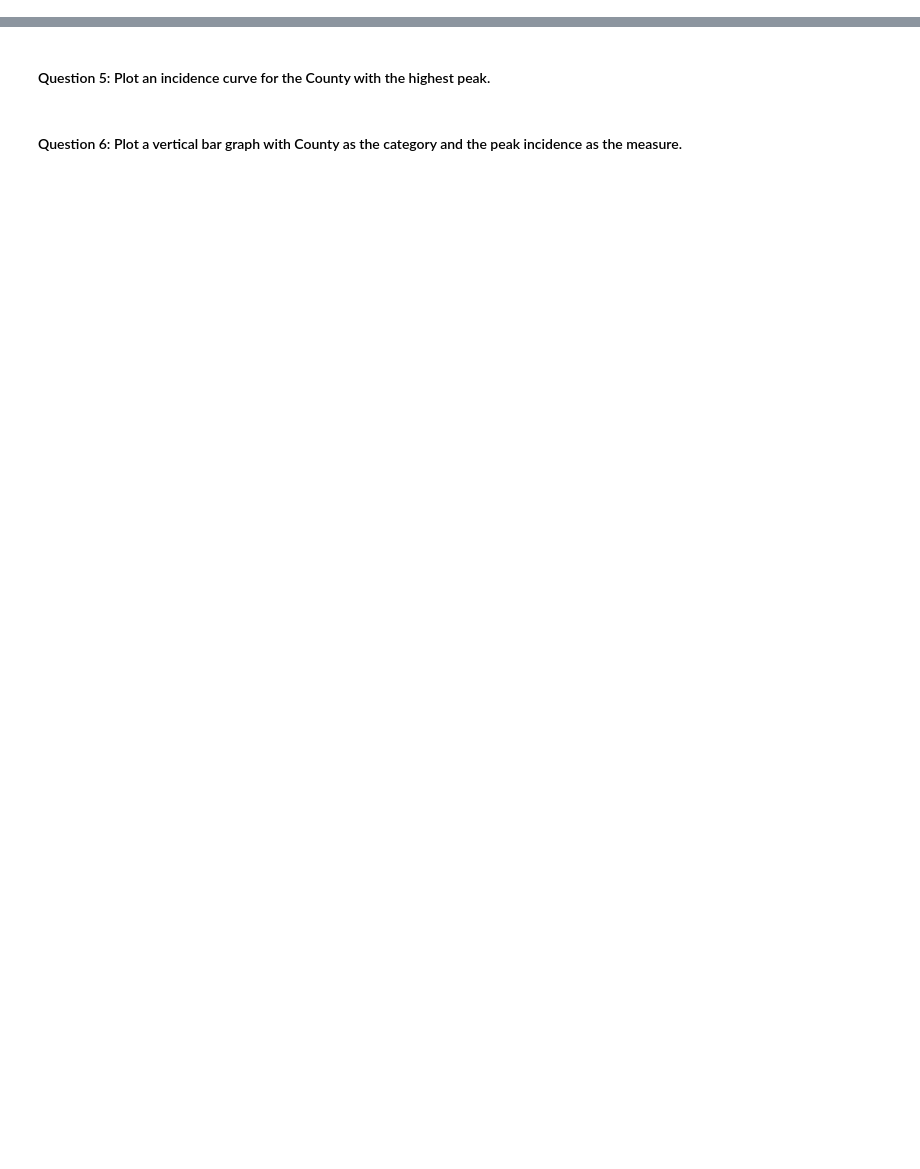
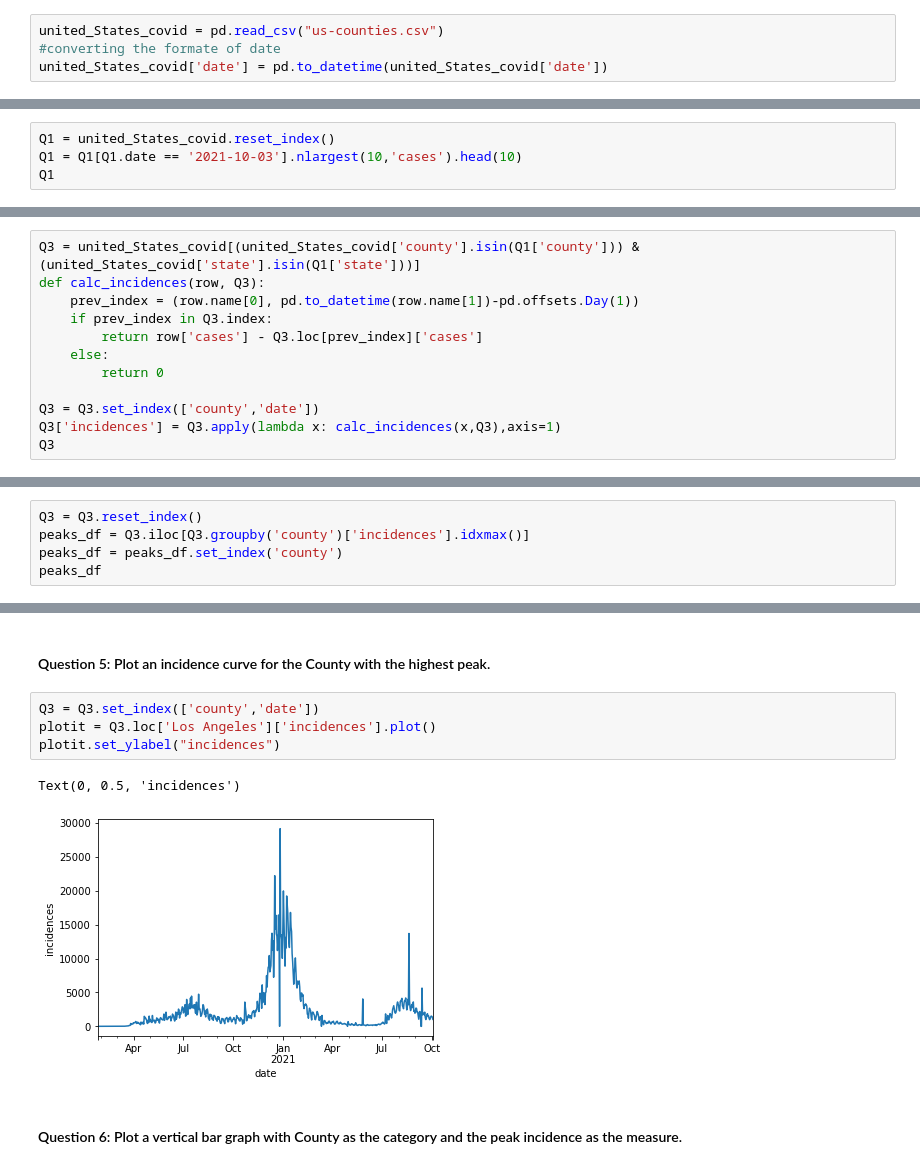
Before and after one commit to CMU-MS-DAS-Modern-Programming-Mini/ClassAssignmentNo4, a Jupyter notebook: US County Data - pandas.ipynb, the cells around one changed output, grey strips where cells are left out. Cells and saved outputs as stored; diff of their text form; blank space fills up the shorter version.

```diff
--- a/US County Data - pandas.ipynb
+++ b/US County Data - pandas.ipynb
@@ -16,5 +19,13 @@ fips   - The fips code of the county (the first two digits represent the state,
 cases  - The cumulative number of cases at the date in the county
 
 deaths - The cumulative number of deaths in at the date in the county
+# %%
+united_States_covid = pd.read_csv("us-counties.csv")
+#converting the formate of date
+united_States_covid['date'] = pd.to_datetime(united_States_covid['date'])
 # %% [markdown]
 #### Question 1: Produce a DataFrame that contains only the data for the top 10 Counties by total number of cases
+# %%
+Q1 = united_States_covid.reset_index()
+Q1 = Q1[Q1.date == '2021-10-03'].nlargest(10,'cases').head(10)
+Q1
@@ -23,2 +57,14 @@ deaths - The cumulative number of deaths in at the date in the county
 # %% [markdown]
 #### Question 3: Calculate the incidence (the number of new cases per day... i.e. the difference between the cases on a day - the cases on a previous day) for the top 10 Counties.
+# %%
+Q3 = united_States_covid[(united_States_covid['county'].isin(Q1['county'])) & (united_States_covid['state'].isin(Q1['state']))]
+def calc_incidences(row, Q3):
+    prev_index = (row.name[0], pd.to_datetime(row.name[1])-pd.offsets.Day(1))
+    if prev_index in Q3.index:
+        return row['cases'] - Q3.loc[prev_index]['cases']
+    else:
+        return 0
+
+Q3 = Q3.set_index(['county','date'])
+Q3['incidences'] = Q3.apply(lambda x: calc_incidences(x,Q3),axis=1)
+Q3
@@ -25,2 +86,7 @@ deaths - The cumulative number of deaths in at the date in the county
 # %% [markdown]
 #### Question 4: Calculate the peak incidence for the 10 counties (the day with the highest number of new cases).
+# %%
+Q3 = Q3.reset_index()
+peaks_df = Q3.iloc[Q3.groupby('county')['incidences'].idxmax()]
+peaks_df = peaks_df.set_index('county')
+peaks_df
@@ -27,4 +106,11 @@ deaths - The cumulative number of deaths in at the date in the county
 # %% [markdown]
 #### Question 5: Plot an incidence curve for the County with the highest peak.
+# %%
+Q3 = Q3.set_index(['county','date'])
+plotit = Q3.loc['Los Angeles']['incidences'].plot()
+plotit.set_ylabel("incidences")
+# %% [output]
+Text(0, 0.5, 'incidences')
+[figure, added]
 # %% [markdown]
 #### Question 6: Plot a vertical bar graph with County as the category and the peak incidence as the measure.
```
Also changed, not shown: parts of 6 cells of this notebook.
